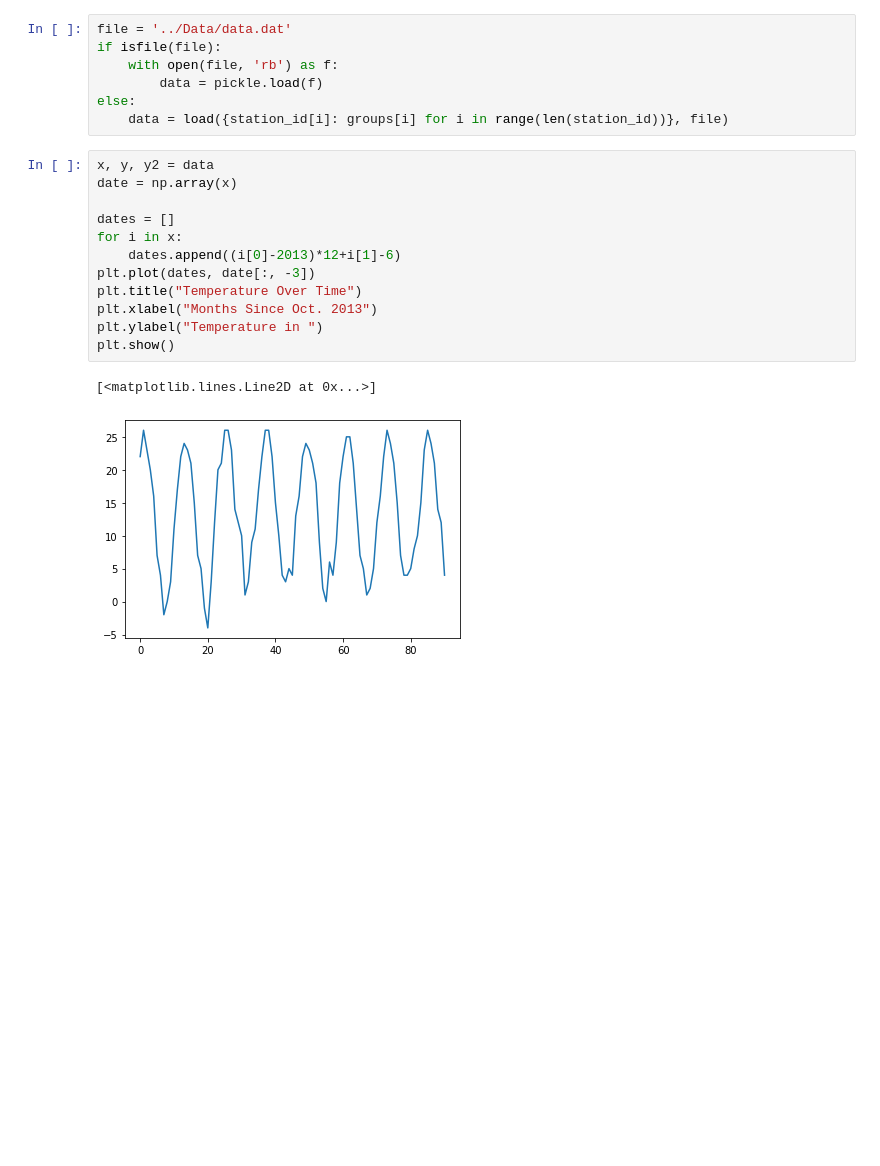
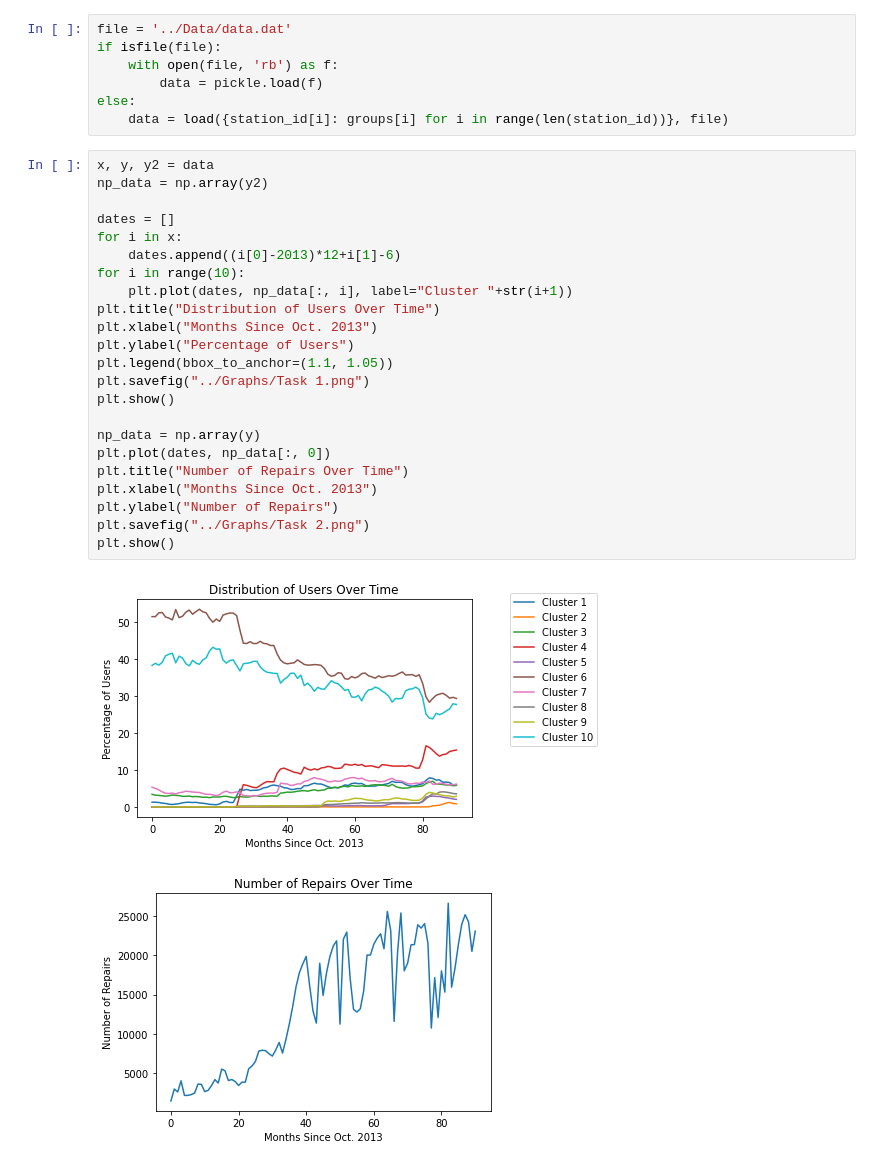
Before and after one commit to RyanW124/A-Deep-Learning-Approach-to-Predict-the-Number-of-Bikes-a-Bike-Sharing-Company-Repairs, a Jupyter notebook: Code/main.ipynb, the cells around one changed output. Cells and saved outputs as stored; diff of their text form; blank space fills up the shorter version.

```diff
--- a/Code/main.ipynb
+++ b/Code/main.ipynb
@@ -36,18 +36,29 @@ else:
     data = load({station_id[i]: groups[i] for i in range(len(station_id))}, file)
 # %%
 x, y, y2 = data
-date = np.array(x)
+np_data = np.array(y2)
 
 dates = []
 for i in x:
     dates.append((i[0]-2013)*12+i[1]-6)
-plt.plot(dates, date[:, -3])
-plt.title("Temperature Over Time")
+for i in range(10):
+    plt.plot(dates, np_data[:, i], label="Cluster "+str(i+1))
+plt.title("Distribution of Users Over Time")
 plt.xlabel("Months Since Oct. 2013")
-plt.ylabel("Temperature in ")
+plt.ylabel("Percentage of Users")
+plt.legend(bbox_to_anchor=(1.1, 1.05))
+plt.savefig("../Graphs/Task 1.png")
 plt.show()
+
+np_data = np.array(y)
+plt.plot(dates, np_data[:, 0])
+plt.title("Number of Repairs Over Time")
+plt.xlabel("Months Since Oct. 2013")
+plt.ylabel("Number of Repairs")
+plt.savefig("../Graphs/Task 2.png")
+plt.show()
 # %% [output]
-[<matplotlib.lines.Line2D at 0x...>]
-[figure, old version]
+[figure, new version]
+[figure, added]
 # %%
 x, y, y2 = torch.tensor(x).float(), torch.tensor(y).float(), torch.tensor(y2).float()
```
Also changed, not shown: parts of 4 cells of this notebook, 15 other files.
